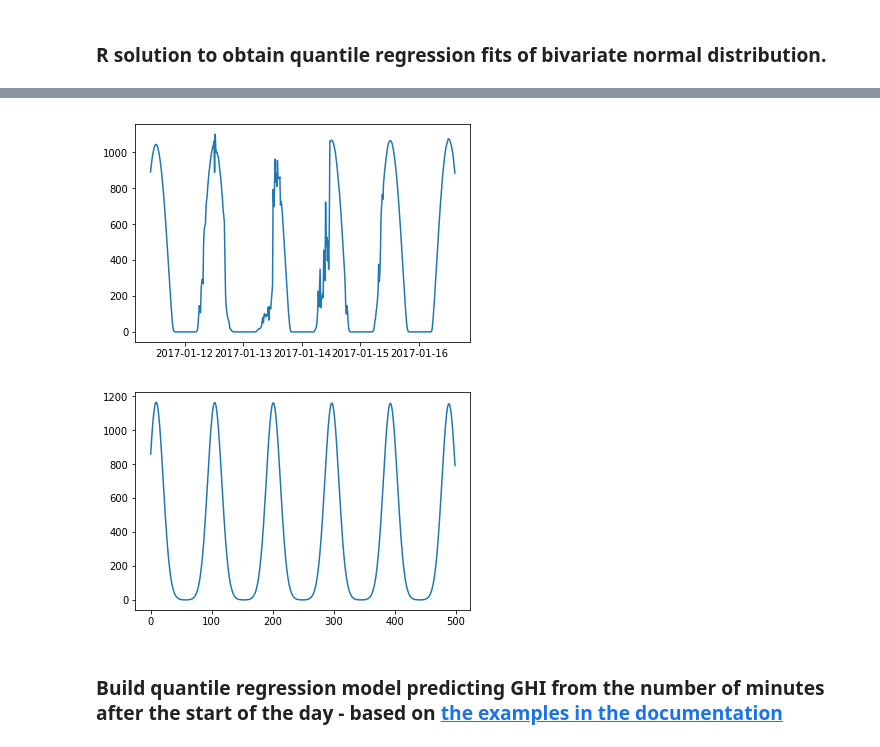
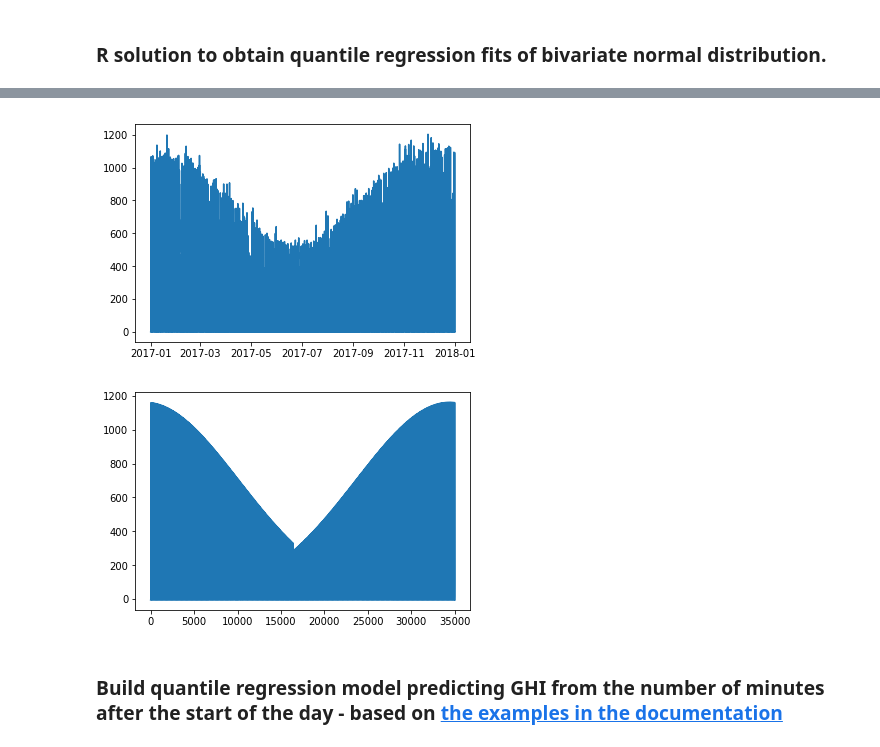
Before and after one commit to MSAmit/Capstone-project, a Jupyter notebook: Normalise_using_clear_sky_model.ipynb, the cells around one changed output, grey strips where cells are left out. Saved outputs shown, nothing was run; the diff lists cells and outputs as text; code cells hidden in the pictures.

```diff
--- a/Normalise_using_clear_sky_model.ipynb
+++ b/Normalise_using_clear_sky_model.ipynb
@@ -627,8 +641,8 @@ y_hat_65 = np.array(y_hat_65)
 # %%
-plt.plot(df1.GHI[1000:1500]);
+plt.plot(df1.GHI);
 # %% [output]
-[figure, old version]
+[figure, new version]
 # %%
-plt.plot(y_hat_65[1000:1500]);
+plt.plot(y_hat_55);
 # %% [output]
-[figure, old version]
+[figure, new version]
```
Also changed, not shown: parts of 9 cells of this notebook.
